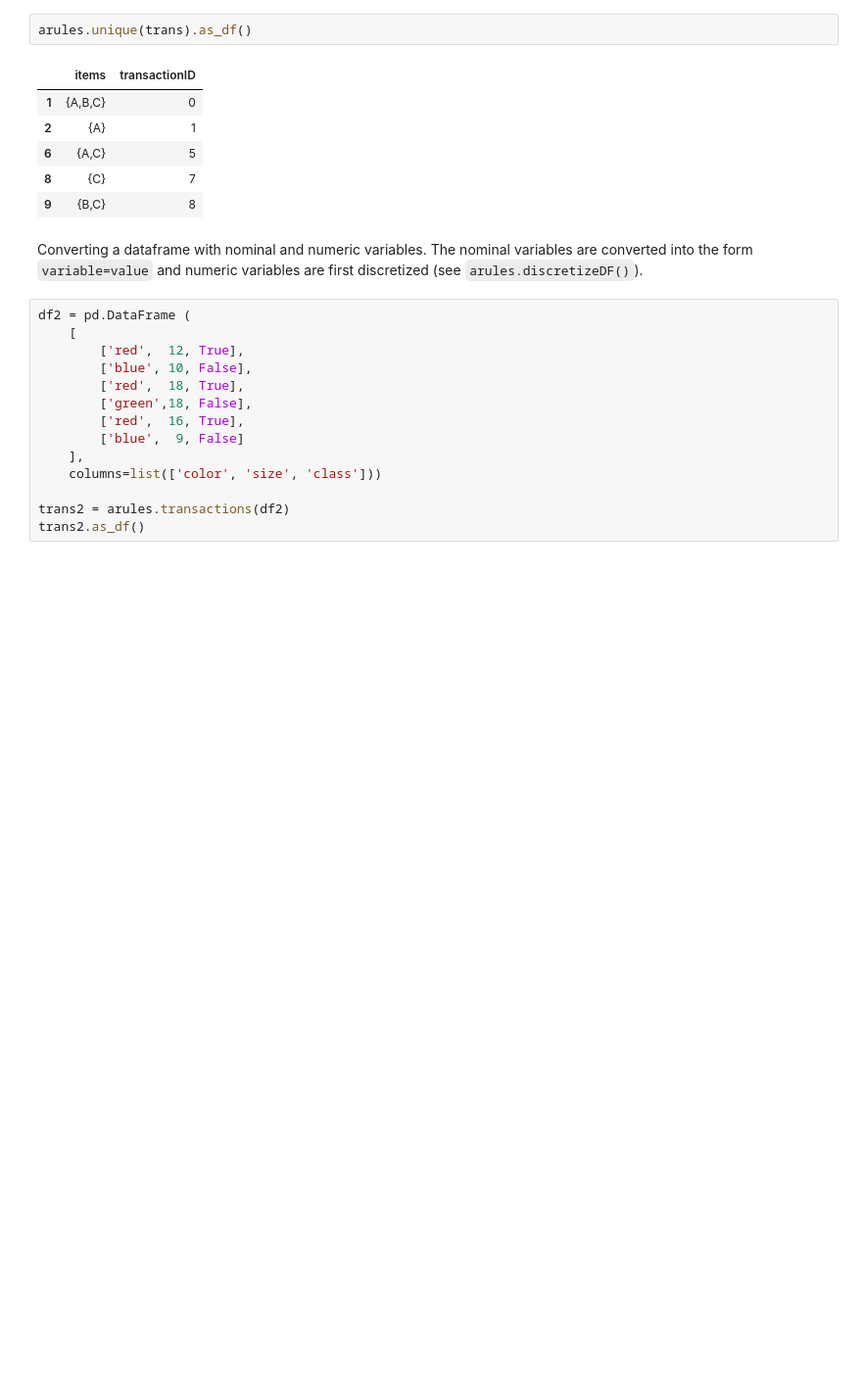
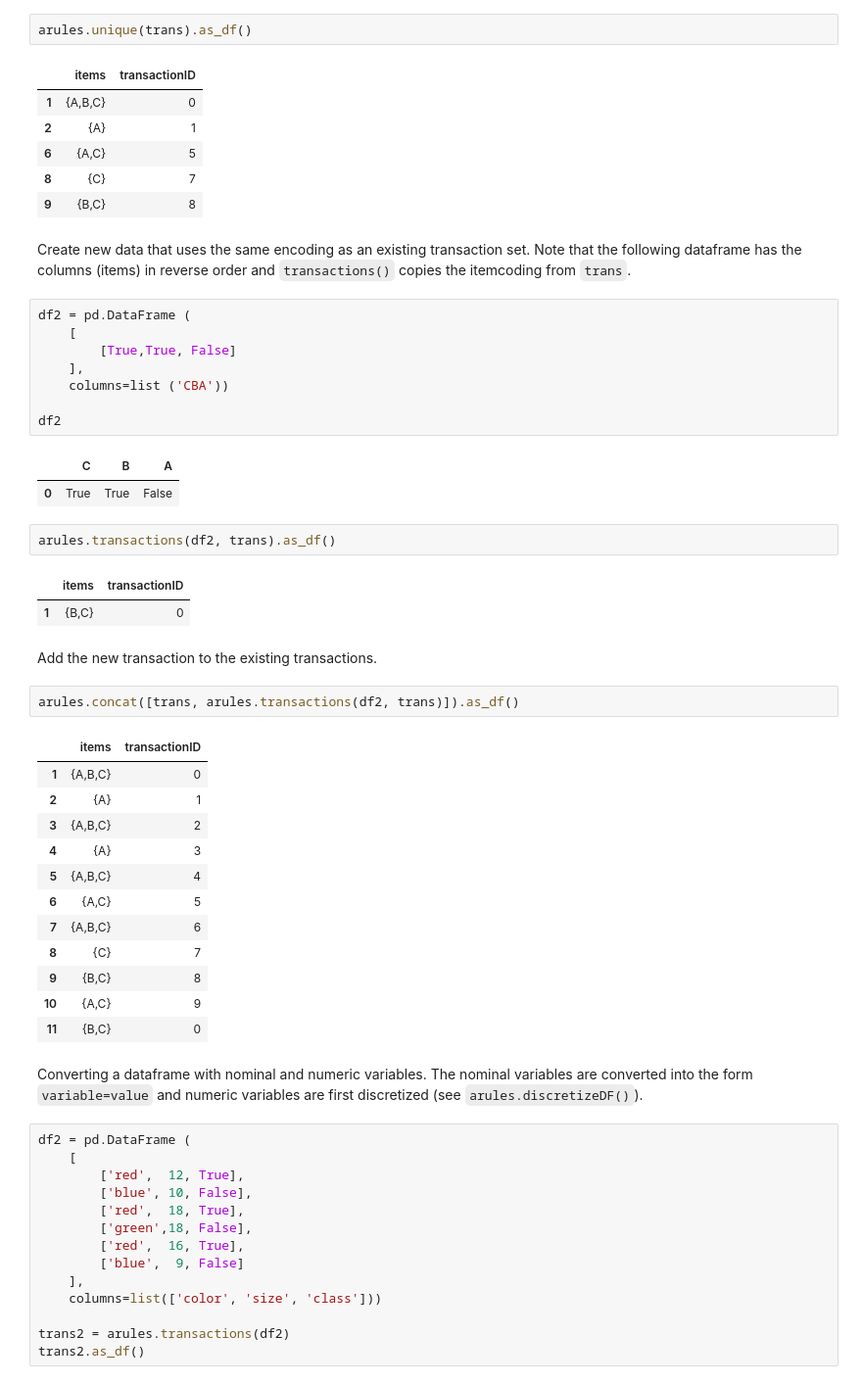
Before and after one commit to mhahsler/arulespy, a Jupyter notebook: examples/arules.ipynb, the cells around one changed output. Shown at 98% size. Saved outputs shown, nothing was run; the diff lists cells and outputs as text; blank space fills up the shorter version.

```diff
--- a/examples/arules.ipynb
+++ b/examples/arules.ipynb
@@ -104,6 +104,42 @@ arules.unique(trans).as_df()
 | 6 | {A,C} | 5 |
 | 8 | {C} | 7 |
 | 9 | {B,C} | 8 |
+# %% [markdown]
+Create new data that uses the same encoding as an existing transaction set. Note that the following dataframe
+has the columns (items) in reverse order and `transactions()` copies the itemcoding from `trans`.
+# %%
+df2 = pd.DataFrame (
+    [
+        [True,True, False]
+    ],
+    columns=list ('CBA'))
+
+df2
+# %% [output]
+|  | C | B | A |
+| 0 | True | True | False |
+# %%
+arules.transactions(df2, trans).as_df()
+# %% [output]
+|  | items | transactionID |
+| 1 | {B,C} | 0 |
+# %% [markdown]
+Add the new transaction to the existing transactions.
+# %%
+arules.concat([trans, arules.transactions(df2, trans)]).as_df()
+# %% [output]
+|  | items | transactionID |
+| 1 | {A,B,C} | 0 |
+| 2 | {A} | 1 |
+| 3 | {A,B,C} | 2 |
+| 4 | {A} | 3 |
+| 5 | {A,B,C} | 4 |
+| 6 | {A,C} | 5 |
+| 7 | {A,B,C} | 6 |
+| 8 | {C} | 7 |
+| 9 | {B,C} | 8 |
+| 10 | {A,C} | 9 |
+| 11 | {B,C} | 0 |
 # %% [markdown]
 Converting a dataframe with nominal and numeric variables. The nominal variables are converted into the form `variable=value` and
 numeric variables are first discretized (see `arules.discretizeDF()`).
```
Also changed, not shown: parts of 4 cells of this notebook, 8 other files.
